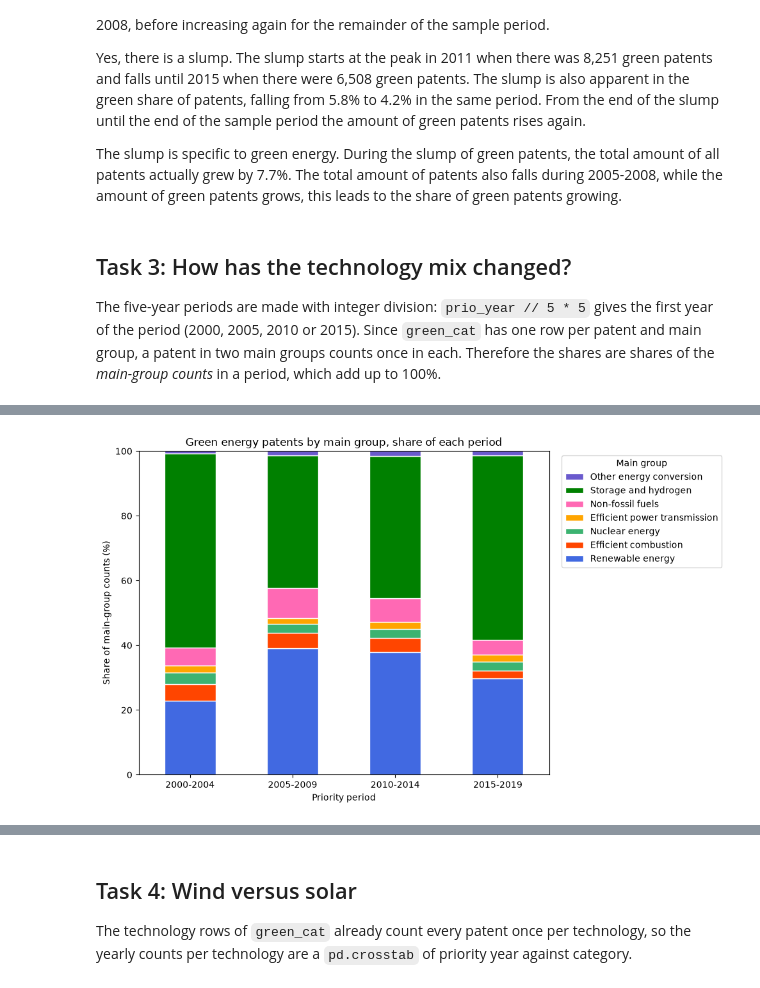
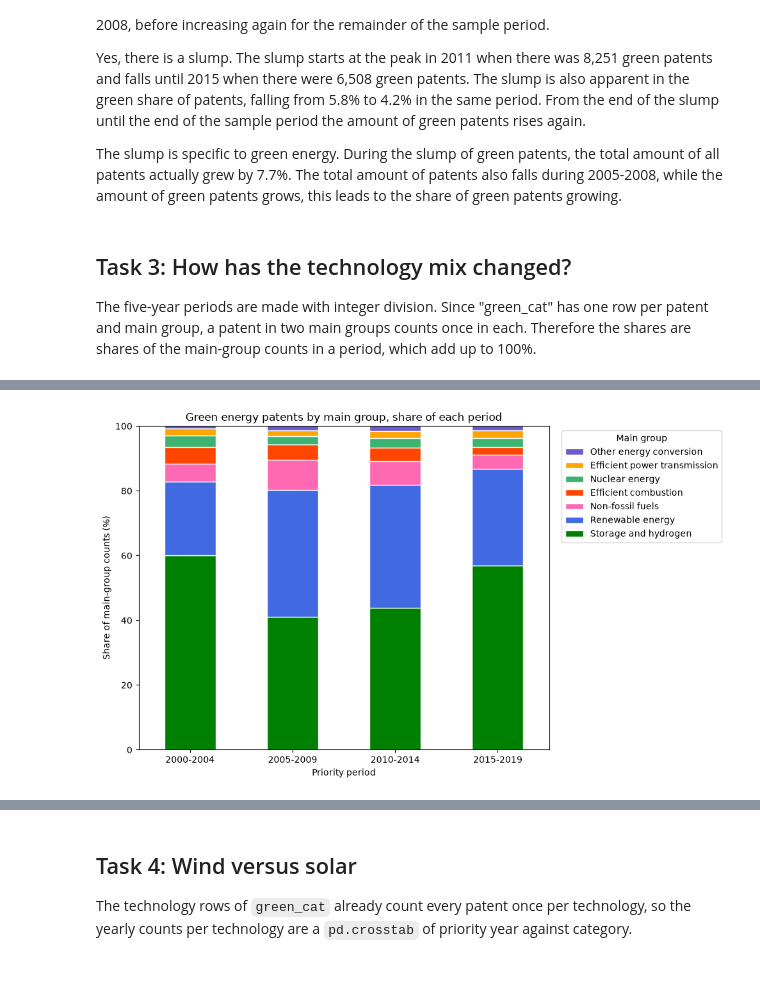
Before and after one commit to mariushempedersen/TECH-2-group-term-paper, a Jupyter notebook: term_paper-TK2.ipynb, the cells around one changed output, grey strips where cells are left out. Drawn from its saved outputs; the diff is of its cells as text; code cells hidden in the pictures.

```diff
--- a/term_paper-TK2.ipynb
+++ b/term_paper-TK2.ipynb
@@ -440,9 +440,7 @@ The slump is specific to green energy. During the slump of green patents, the to
 # %% [markdown]
 ## Task 3: How has the technology mix changed?
 
-The five-year periods are made with integer division: `prio_year // 5 * 5` gives the first year of the period
-(2000, 2005, 2010 or 2015). Since `green_cat` has one row per patent and main group, a patent in two main groups counts
-once in each. Therefore the shares are shares of the *main-group counts* in a period, which add up to 100%.
+The five-year periods are made with integer division. Since "green_cat" has one row per patent and main group, a patent in two main groups counts once in each. Therefore the shares are shares of the main-group counts in a period, which add up to 100%.
 # %%
 # Only the main-group rows (Table 1) of green_cat
 main = green_cat.loc[green_cat['category'].isin(main_group_labels)]
@@ -480,22 +478,25 @@ shares_table.round(1)
 | 2010-2014 | 38.0 | 4.3 | 2.9 | 2.2 | 7.3 | ... |
 | 2015-2019 | 29.8 | 2.4 | 2.7 | 2.3 | 4.5 | ... |
 # %%
+# Creating the stacks graph for the green energy patent share for the different periods, with matplotlib.
 fig, ax = plt.subplots(figsize=(10, 6))
 
-mix_shares.plot.bar(
-    stacked=True, color=main_group_colors, edgecolor='white', rot=0, ax=ax
+order = mix_shares.mean().sort_values(ascending=False).index
+mix_shares[order].plot.bar(
+    stacked=True, color=main_group_colors, edgecolor='white', rot=0, ax=ax,
 )
 
 ax.set_title('Green energy patents by main group, share of each period')
 ax.set_xlabel('Priority period')
 ax.set_ylabel('Share of main-group counts (%)')
 ax.set_ylim(0, 100)
+
 # Legend outside the plot so it does not cover the bars, in the same order as the stack
 ax.legend(reverse=True, title='Main group', bbox_to_anchor=(1.02, 1), loc='upper left')
 fig.tight_layout()
 plt.show()
 # %% [output]
-[figure, old version]
+[figure, new version]
 # %% [markdown]
 ### Answers to Task 3
 
```
Also changed, not shown: parts of 2 cells of this notebook.
